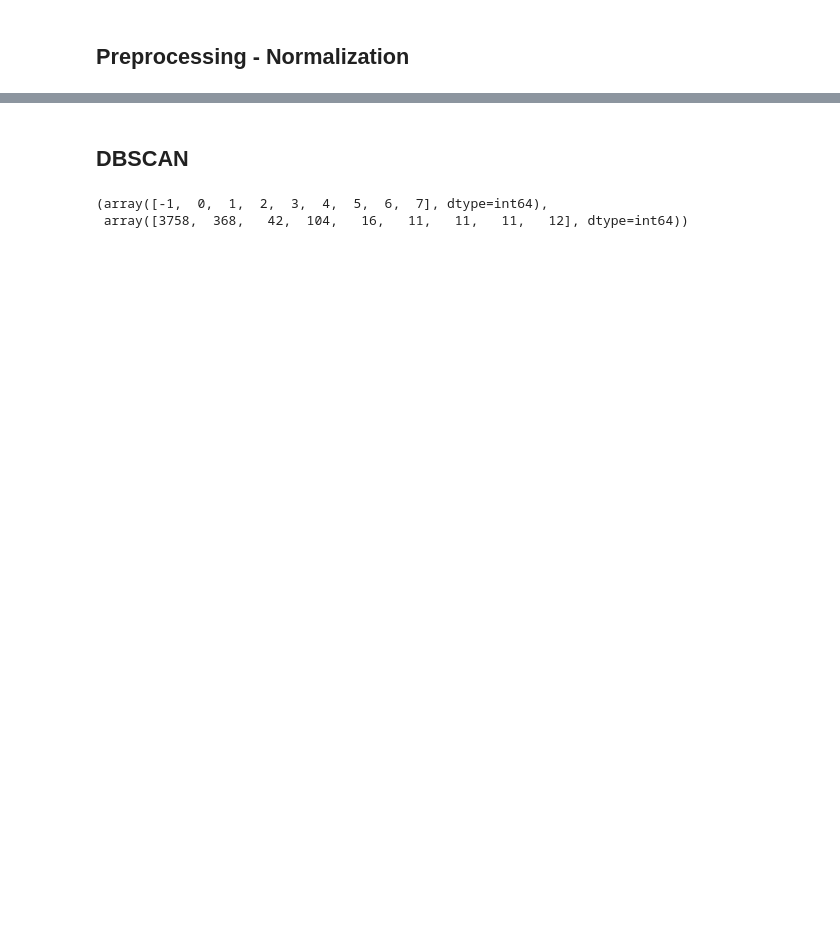
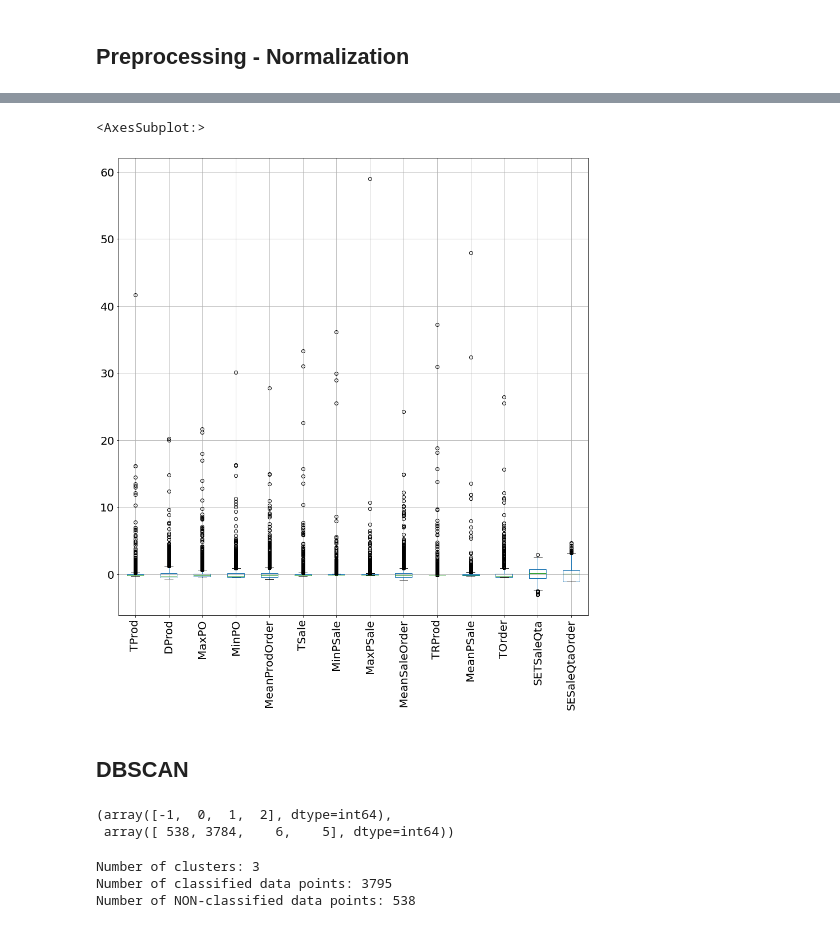
Before and after one commit to AlexPasqua/DM-project, a Jupyter notebook: DBSCAN.ipynb, the cells around one changed output, grey strips where cells are left out. Saved outputs shown, nothing was run; the diff lists cells and outputs as text; code cells hidden in the pictures; blank space fills up the shorter version.

```diff
--- a/DBSCAN.ipynb
+++ b/DBSCAN.ipynb
@@ -46,14 +56,28 @@ df_norm = scaler.fit_transform(df.values)
+# %%
+df_norm.boxplot(list(df_norm.keys()), figsize=(15,15), fontsize=20, rot=90)
+# %% [output]
+<AxesSubplot:>
+[figure, added]
 # %% [markdown]
 ## DBSCAN
 # %%
 # dbscan
 from sklearn.cluster import DBSCAN
-dbscan = DBSCAN(eps=0.2, min_samples=10)
+dbscan = DBSCAN(eps=0.75, min_samples=5)
 dbscan.fit(df_norm)
 np.unique(dbscan.labels_, return_counts=True)
 # %% [output]
-(array([-1,  0,  1,  2,  3,  4,  5,  6,  7], dtype=int64),
- array([3758,  368,   42,  104,   16,   11,   11,   11,   12], dtype=int64))
+(array([-1,  0,  1,  2], dtype=int64),
+ array([ 538, 3784,    6,    5], dtype=int64))
+# %%
+print(f"Number of clusters: {len(np.unique(dbscan.labels_[dbscan.labels_ >= 0], return_counts=True)[0])}")
+if -1 in dbscan.labels_:
+    print(f"Number of classified data points: {sum(np.unique(dbscan.labels_, return_counts=True)[1][1 : ])}")
+    print(f"Number of NON-classified data points: {np.unique(dbscan.labels_, return_counts=True)[1][0]}")
+# %% [output]
+Number of clusters: 3
+Number of classified data points: 3795
+Number of NON-classified data points: 538
 # %%
 from scipy.spatial.distance import pdist, squareform
 dist = pdist(df_norm, 'euclidean') #pair wise distance
```
Also changed, not shown: parts of 14 cells of this notebook.
